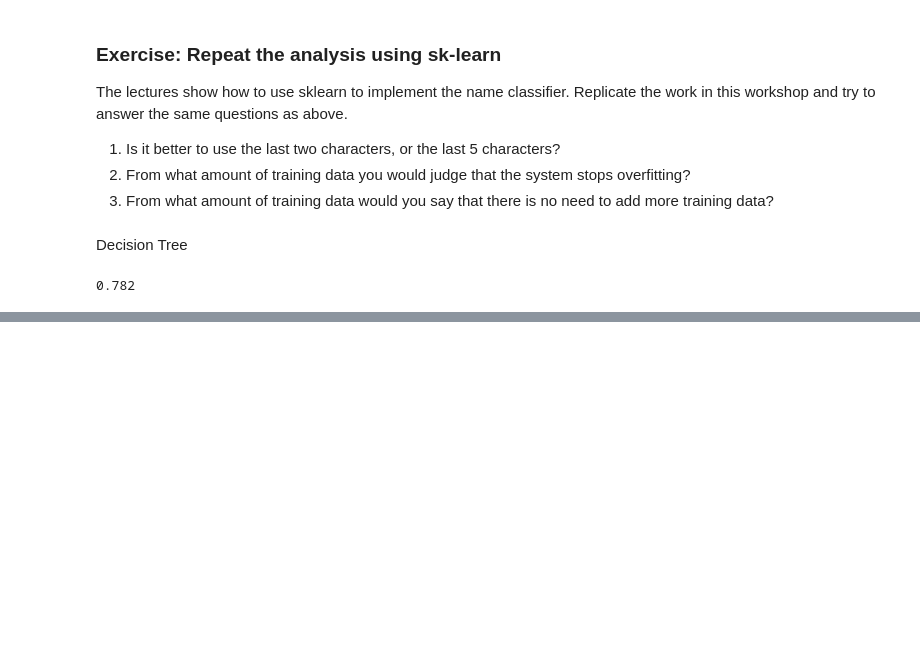
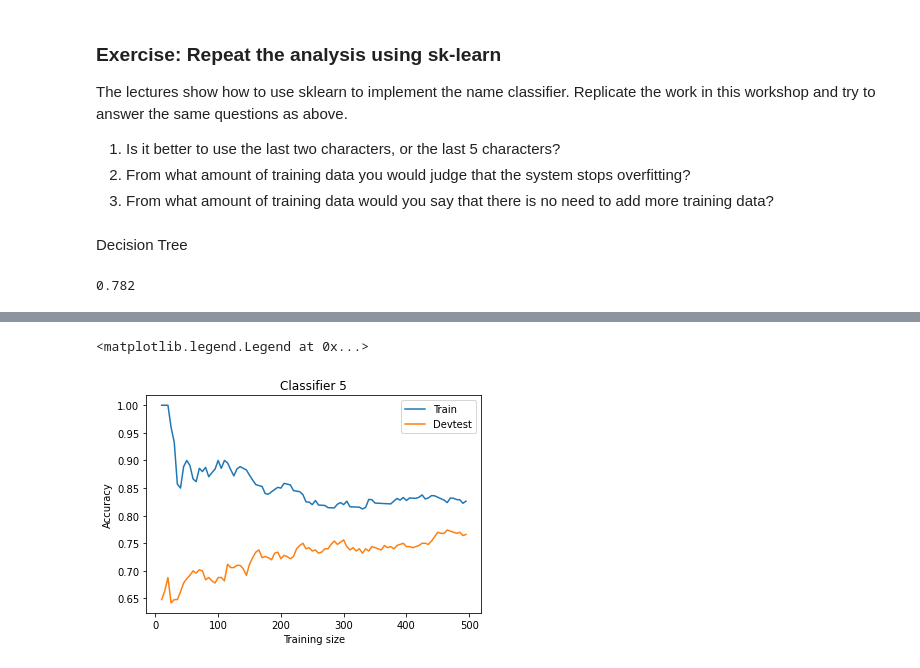
Before and after one commit to COMP3220/2022S1, a Jupyter notebook: practicals/Practical Week 03.ipynb, the cells around one changed output, grey strips where cells are left out. Saved outputs shown, nothing was run; the diff lists cells and outputs as text; code cells hidden in the pictures; blank space fills up the shorter version.

```diff
--- a/practicals/Practical Week 03.ipynb
+++ b/practicals/Practical Week 03.ipynb
@@ -207,0 +254,21 @@ plt.legend()
+# %%
+train_accuracy5 = []
+devtest_accuracy5 = []
+nsamples = range(10, 500, 5)
+for n in nsamples:
+    classifier5 = MultinomialNB()
+    classifier5.fit(train5_X[:n], train5_y[:n])
+    train_predictions = classifier5.predict(train5_X[:n])
+    train_accuracy5.append(accuracy_score(train5_y[:n], train_predictions))
+    devtest_predictions = classifier5.predict(devtest5_X)
+    devtest_accuracy5.append(accuracy_score(devtest5_y, devtest_predictions))
+# %%
+plt.plot(nsamples, train_accuracy5, label='Train')
+plt.plot(nsamples, devtest_accuracy5, label='Devtest')
+plt.xlabel('Training size')
+plt.ylabel('Accuracy')
+plt.title('Classifier 5')
+plt.legend()
+# %% [output]
+<matplotlib.legend.Legend at 0x...>
+[figure, added]
```
Also changed, not shown: parts of 8 cells of this notebook.
